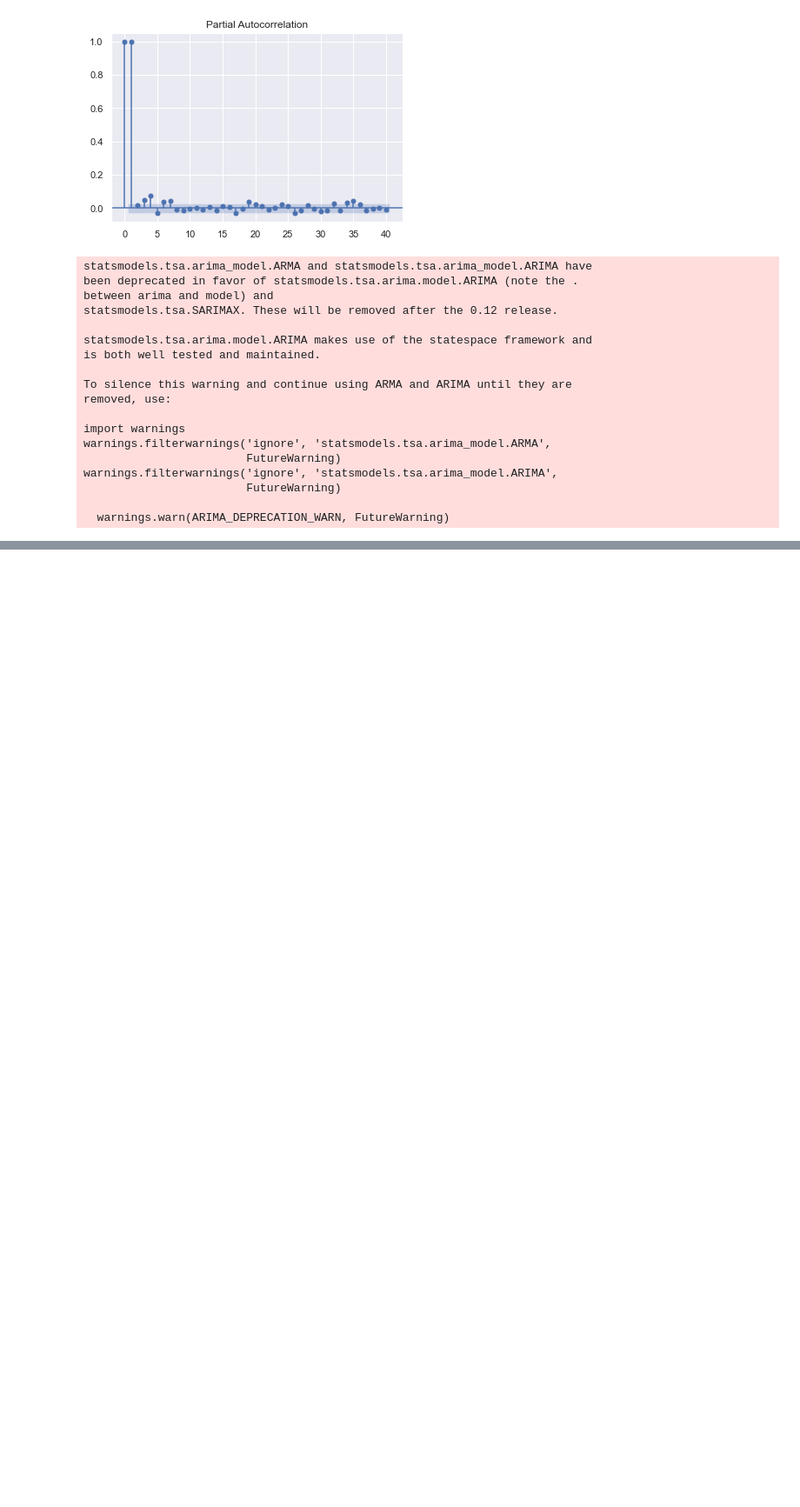
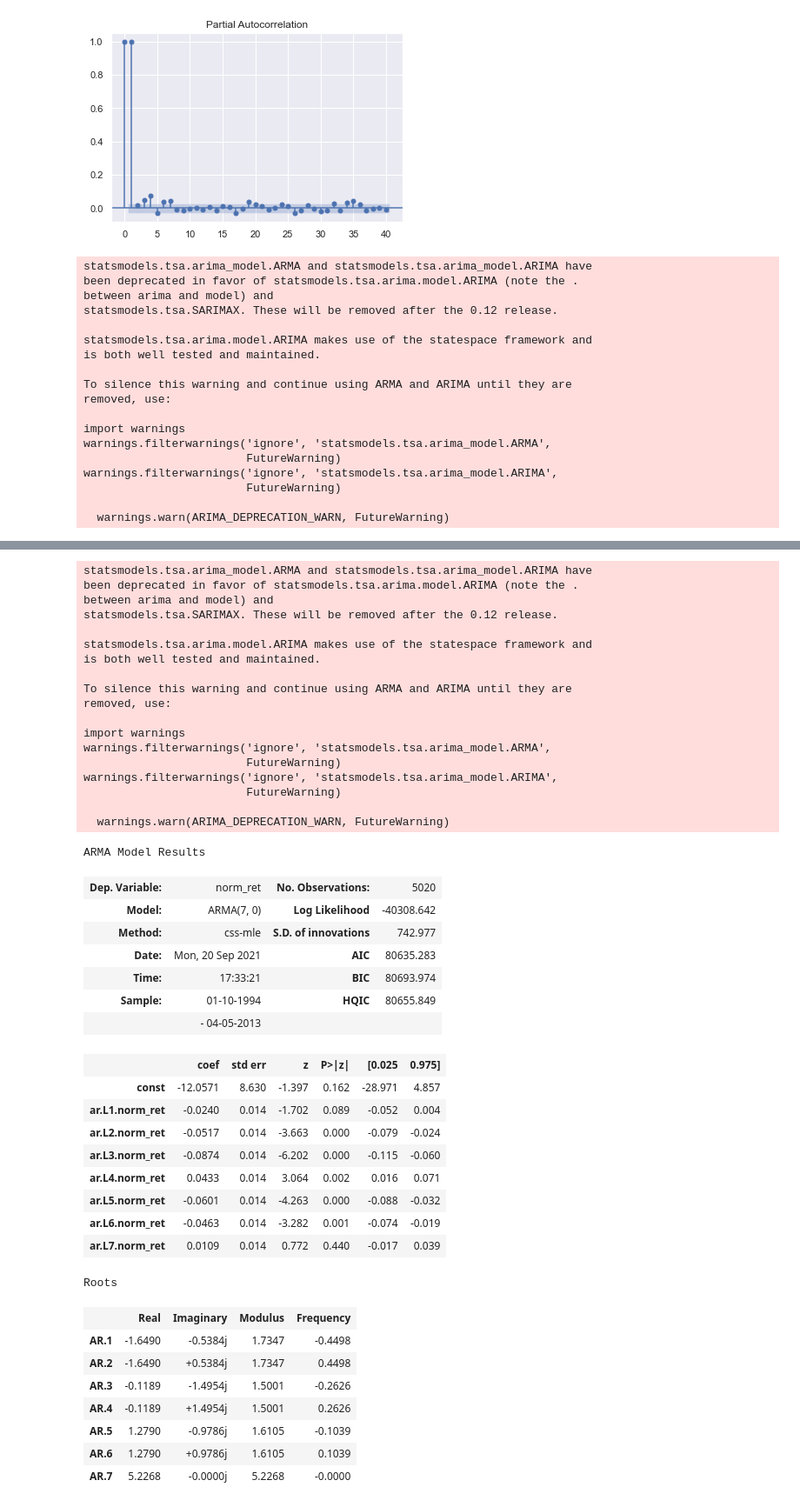
Before and after one commit to mark-2002/Time-Series-Analysis-with-Python, a Jupyter notebook: Auto Regressive Model.ipynb, the cells around one changed output, grey strips where cells are left out. Shown at 87% size. Cells and saved outputs as stored; diff of their text form; code cells hidden in the pictures; blank space fills up the shorter version.

```diff
--- a/Auto Regressive Model.ipynb
+++ b/Auto Regressive Model.ipynb
@@ -219,0 +543,5 @@ LLR_test(model_ar3,model_ar4)
+# %%
+#Normalizing Values
+benchmark = df.market_value.iloc[0]
+# %%
+df['norm'] = df.market_value.div(benchmark).mul(100)
@@ -219,0 +554,3 @@ LLR_test(model_ar3,model_ar4)
+# %%
+bench_ret = df.returns.iloc[0]
+df['norm_ret'] = df.returns.div(bench_ret).mul(100)
@@ -219,0 +585,49 @@ LLR_test(model_ar3,model_ar4)
+# %%
+model_norm_ret_ar = ARMA(df.norm_ret,order=(1,0))
+results_norm_ret_ar = model_norm_ret_ar.fit()
+results_norm_ret_ar.summary()
+# %% [output]
+statsmodels.tsa.arima_model.ARMA and statsmodels.tsa.arima_model.ARIMA have
+been deprecated in favor of statsmodels.tsa.arima.model.ARIMA (note the .
+between arima and model) and
+statsmodels.tsa.SARIMAX. These will be removed after the 0.12 release.
+
+statsmodels.tsa.arima.model.ARIMA makes use of the statespace framework and
+is both well tested and maintained.
+
+To silence this warning and continue using ARMA and ARIMA until they are
+removed, use:
+
+import warnings
+warnings.filterwarnings('ignore', 'statsmodels.tsa.arima_model.ARMA',
+                        FutureWarning)
+warnings.filterwarnings('ignore', 'statsmodels.tsa.arima_model.ARIMA',
+                        FutureWarning)
+
+  warnings.warn(ARIMA_DEPRECATION_WARN, FutureWarning)
+ARMA Model Results
+| Dep. Variable: | norm_ret | No. Observations: | 5020 |
+| Model: | ARMA(7, 0) | Log Likelihood | -40308.642 |
+| Method: | css-mle | S.D. of innovations | 742.977 |
+| Date: | Mon, 20 Sep 2021 | AIC | 80635.283 |
+| Time: | 17:33:21 | BIC | 80693.974 |
+| Sample: | 01-10-1994 | HQIC | 80655.849 |
+|  | - 04-05-2013 |  |  |
+|  | coef | std err | z | P>|z| | [0.025 | 0.975] |
+| const | -12.0571 | 8.630 | -1.397 | 0.162 | -28.971 | 4.857 |
+| ar.L1.norm_ret | -0.0240 | 0.014 | -1.702 | 0.089 | -0.052 | 0.004 |
+| ar.L2.norm_ret | -0.0517 | 0.014 | -3.663 | 0.000 | -0.079 | -0.024 |
+| ar.L3.norm_ret | -0.0874 | 0.014 | -6.202 | 0.000 | -0.115 | -0.060 |
+| ar.L4.norm_ret | 0.0433 | 0.014 | 3.064 | 0.002 | 0.016 | 0.071 |
+| ar.L5.norm_ret | -0.0601 | 0.014 | -4.263 | 0.000 | -0.088 | -0.032 |
+| ar.L6.norm_ret | -0.0463 | 0.014 | -3.282 | 0.001 | -0.074 | -0.019 |
+| ar.L7.norm_ret | 0.0109 | 0.014 | 0.772 | 0.440 | -0.017 | 0.039 |
+Roots
+|  | Real | Imaginary | Modulus | Frequency |
+| AR.1 | -1.6490 | -0.5384j | 1.7347 | -0.4498 |
+| AR.2 | -1.6490 | +0.5384j | 1.7347 | 0.4498 |
+| AR.3 | -0.1189 | -1.4954j | 1.5001 | -0.2626 |
+| AR.4 | -0.1189 | +1.4954j | 1.5001 | 0.2626 |
+| AR.5 | 1.2790 | -0.9786j | 1.6105 | -0.1039 |
+| AR.6 | 1.2790 | +0.9786j | 1.6105 | 0.1039 |
+| AR.7 | 5.2268 | -0.0000j | 5.2268 | -0.0000 |
```
Also changed, not shown: parts of 30 cells of this notebook.
